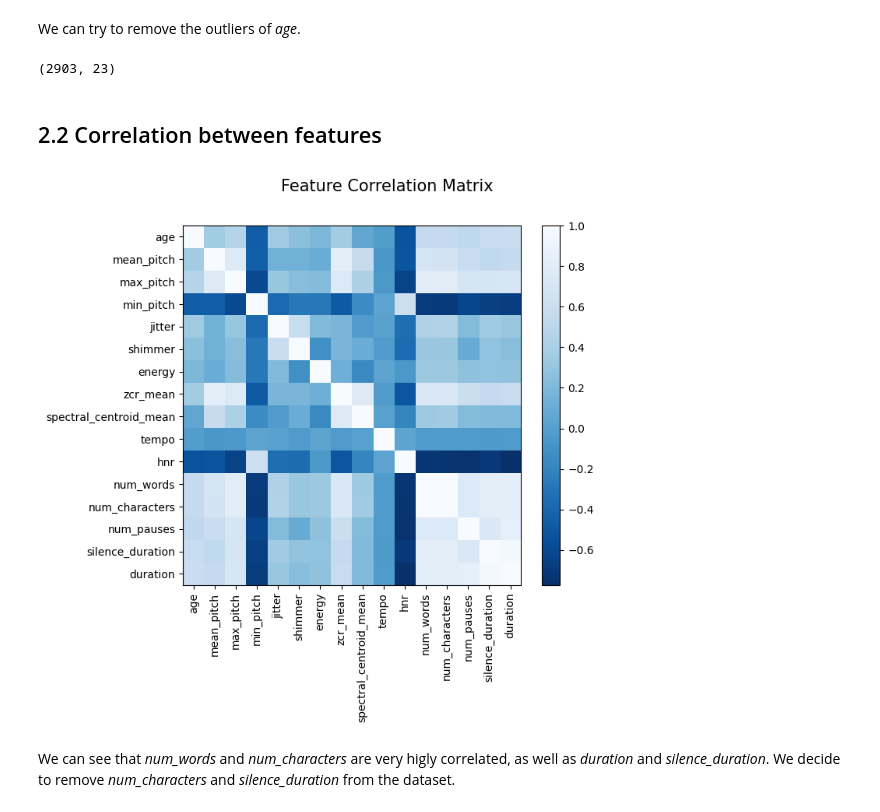
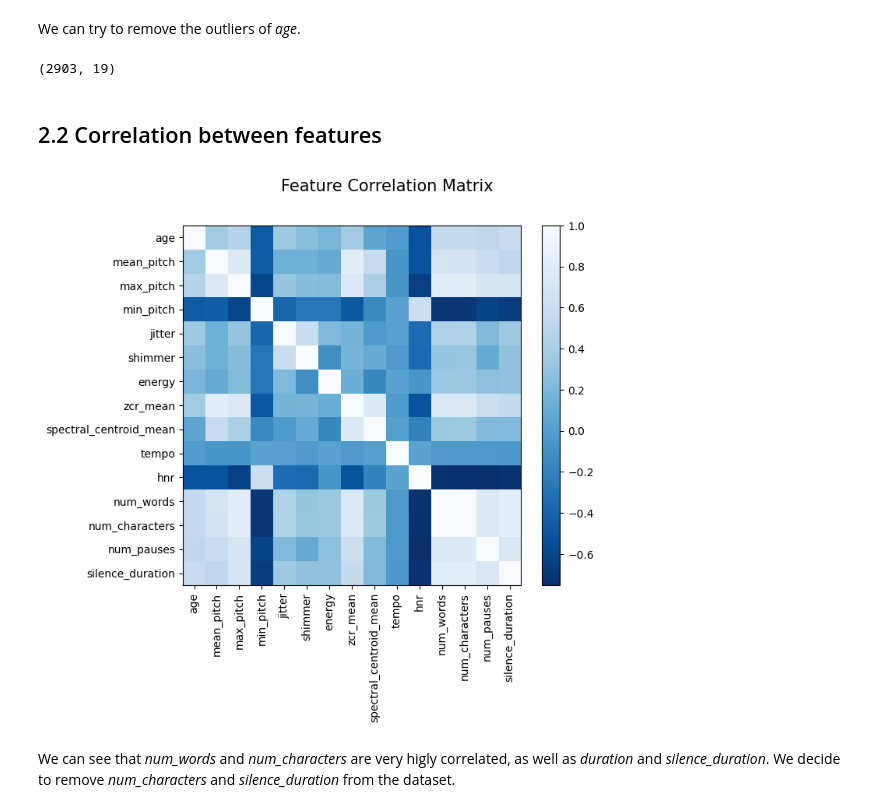
Before and after one commit to d4darius/DSL-AgeDetection, a Jupyter notebook: DSL-AgeDetection.ipynb, the cells around one changed output. Saved outputs shown, nothing was run; the diff lists cells and outputs as text; code cells hidden in the pictures.

```diff
--- a/DSL-AgeDetection.ipynb
+++ b/DSL-AgeDetection.ipynb
@@ -92,6 +79,3 @@ def get_features(row):
-# %%
-dev_df[['duration', 'contrast', 'rolloff']] = dev_df.apply(get_features, axis=1, result_type='expand')
-eval_df[['duration', 'contrast', 'rolloff']] = eval_df.apply(get_features, axis=1, result_type='expand')
 # %%
 # define a copy of the df to work on
 df = dev_df.copy()
@@ -112,0 +99,3 @@ df.describe()
+# %%
+df.drop(columns=['sampling_rate'], inplace=True)
+eval_df.drop(columns=['sampling_rate'], inplace=True)
@@ -136,22 +127,22 @@ Q = df['age'].quantile(0.99)
 df = df[df['age'] <= Q]
 df.shape
 # %% [output]
-(2903, 23)
+(2903, 19)
 # %% [markdown]
 ## 2.2 Correlation between features
 # %%
 # Plot correlation Matrix
-corr = df.drop(columns=['ethnicity','path','gender', 'sampling_rate', 'Id', 'contrast', 'rolloff']).corr(method='spearman')
+corr = df.drop(columns=['ethnicity','path','gender', 'Id']).corr(method='spearman')
 
 plt.figure(figsize=(7, 6))
 plt.imshow(corr, cmap='Blues_r', interpolation='none', aspect='auto')
 plt.colorbar()
 plt.xticks(range(len(corr)), corr.columns, rotation='vertical')
 plt.yticks(range(len(corr)), corr.columns)
 plt.suptitle('Feature Correlation Matrix', fontsize=15)
 plt.show()
 # %% [output]
-[figure, old version]
+[figure, new version]
 # %% [markdown]
 We can see that *num_words* and *num_characters* are very higly correlated, as well as *duration* and *silence_duration*. We decide to remove *num_characters* and *silence_duration* from the dataset.
 # %%
```
Also changed, not shown: parts of 33 cells of this notebook, 4 other files.
